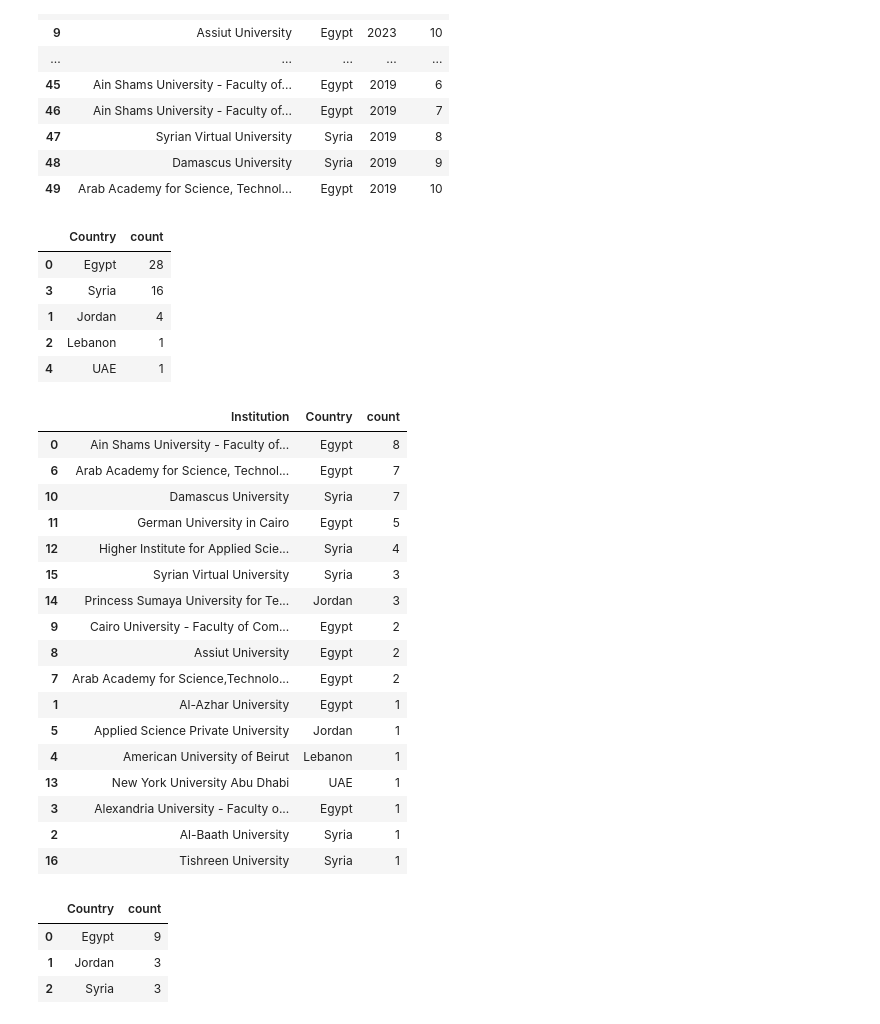
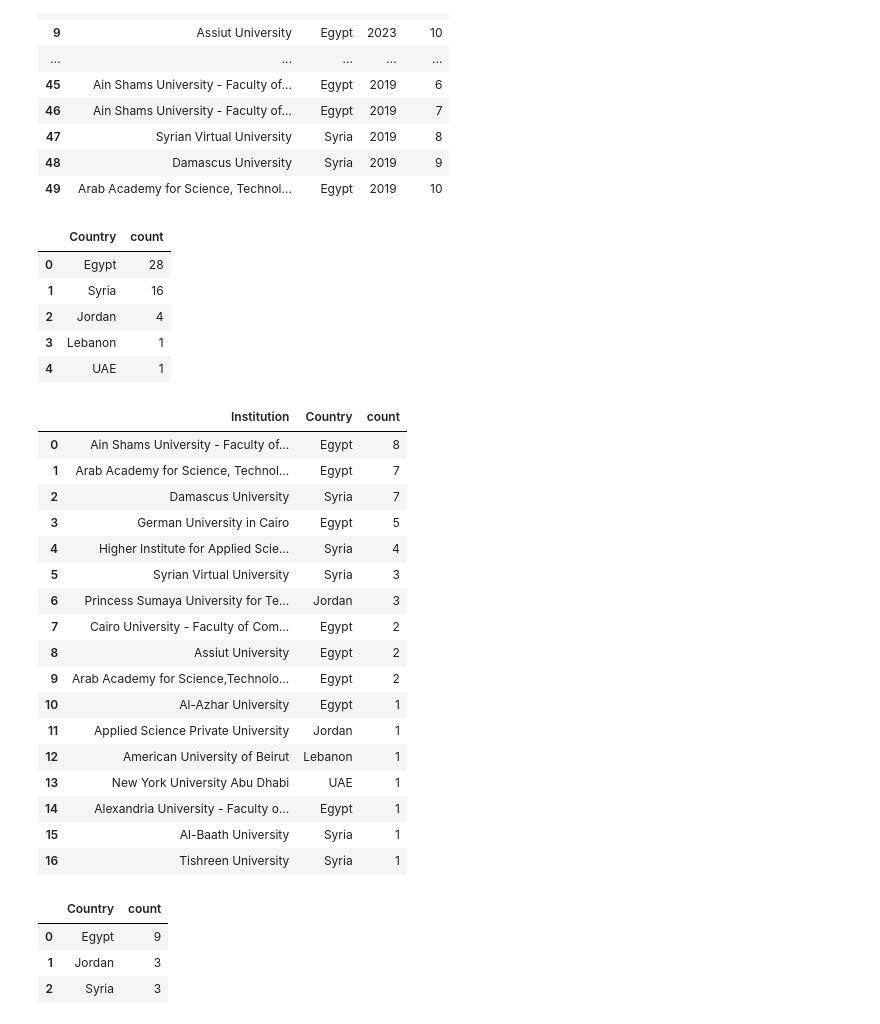
Before and after one commit to mohammad-oghli/ACPC-Data-Analytics, a Jupyter notebook: acpc_analytics.ipynb, the cells around one changed output. Drawn from its saved outputs; the diff is of its cells as text; code cells hidden in the pictures.

Commit message:
update indexing for dataframe

```diff
--- a/acpc_analytics.ipynb
+++ b/acpc_analytics.ipynb
@@ -24,14 +24,14 @@ acpc_result_df
 | 49 | Arab Academy for Science, Technol... | Egypt | 2019 | 10 |
 # %%
 acpc_country_df = acpc_result_df.groupby(['Country'])['Country'].count().reset_index(name='count')
-acpc_country_df = acpc_country_df.sort_values(by='count', ascending=False)
+acpc_country_df = acpc_country_df.sort_values(by='count', ascending=False).reset_index(drop=True)
 acpc_country_df
 # %% [output]
 |  | Country | count |
 | 0 | Egypt | 28 |
-| 3 | Syria | 16 |
-| 1 | Jordan | 4 |
-| 2 | Lebanon | 1 |
+| 1 | Syria | 16 |
+| 2 | Jordan | 4 |
+| 3 | Lebanon | 1 |
 | 4 | UAE | 1 |
 # %%
 fig = px.pie(acpc_country_df, values='count', names='Country', title='Top ACPC by Country Last 5 Years')
@@ -41,25 +41,25 @@ fig = px.bar(acpc_country_df, x='Country', y='count', title="Top ACPC by Country
 fig.show()
 # %%
 acpc_institution_df = acpc_result_df.groupby(['Institution','Country'])['Institution'].count().reset_index(name='count')
-acpc_institution_df.sort_values(by='count', ascending=False)
+acpc_institution_df.sort_values(by='count', ascending=False).reset_index(drop=True)
 # %% [output]
 |  | Institution | Country | count |
 | 0 | Ain Shams University - Faculty of... | Egypt | 8 |
-| 6 | Arab Academy for Science, Technol... | Egypt | 7 |
-| 10 | Damascus University | Syria | 7 |
-| 11 | German University in Cairo | Egypt | 5 |
-| 12 | Higher Institute for Applied Scie... | Syria | 4 |
-| 15 | Syrian Virtual University | Syria | 3 |
-| 14 | Princess Sumaya University for Te... | Jordan | 3 |
-| 9 | Cairo University - Faculty of Com... | Egypt | 2 |
+| 1 | Arab Academy for Science, Technol... | Egypt | 7 |
+| 2 | Damascus University | Syria | 7 |
+| 3 | German University in Cairo | Egypt | 5 |
+| 4 | Higher Institute for Applied Scie... | Syria | 4 |
+| 5 | Syrian Virtual University | Syria | 3 |
+| 6 | Princess Sumaya University for Te... | Jordan | 3 |
+| 7 | Cairo University - Faculty of Com... | Egypt | 2 |
 | 8 | Assiut University | Egypt | 2 |
-| 7 | Arab Academy for Science,Technolo... | Egypt | 2 |
-| 1 | Al-Azhar University | Egypt | 1 |
-| 5 | Applied Science Private University | Jordan | 1 |
-| 4 | American University of Beirut | Lebanon | 1 |
+| 9 | Arab Academy for Science,Technolo... | Egypt | 2 |
+| 10 | Al-Azhar University | Egypt | 1 |
+| 11 | Applied Science Private University | Jordan | 1 |
+| 12 | American University of Beirut | Lebanon | 1 |
 | 13 | New York University Abu Dhabi | UAE | 1 |
-| 3 | Alexandria University - Faculty o... | Egypt | 1 |
-| 2 | Al-Baath University | Syria | 1 |
+| 14 | Alexandria University - Faculty o... | Egypt | 1 |
+| 15 | Al-Baath University | Syria | 1 |
 | 16 | Tishreen University | Syria | 1 |
 # %%
 fig = px.pie(acpc_institution_df, values='count', names='Institution', title='Top ACPC by University Last 5 Years')
```
